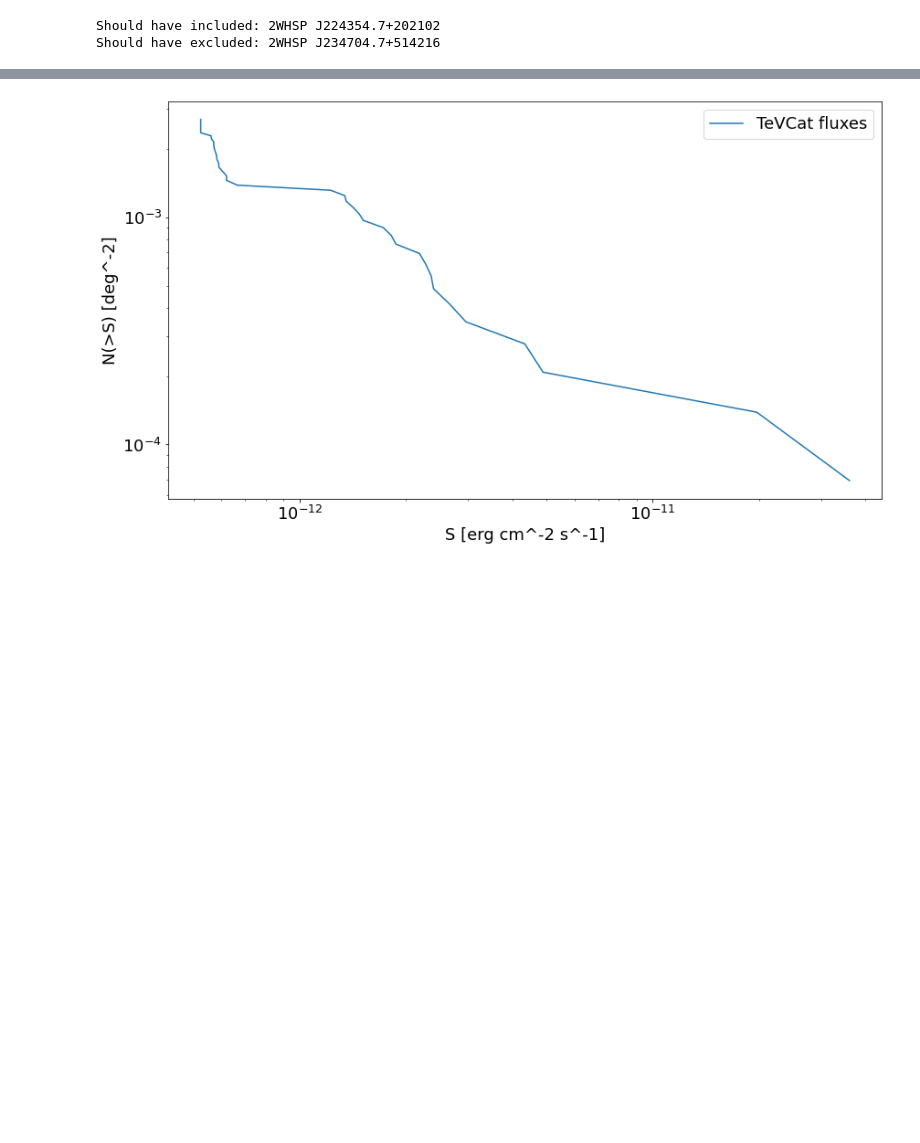
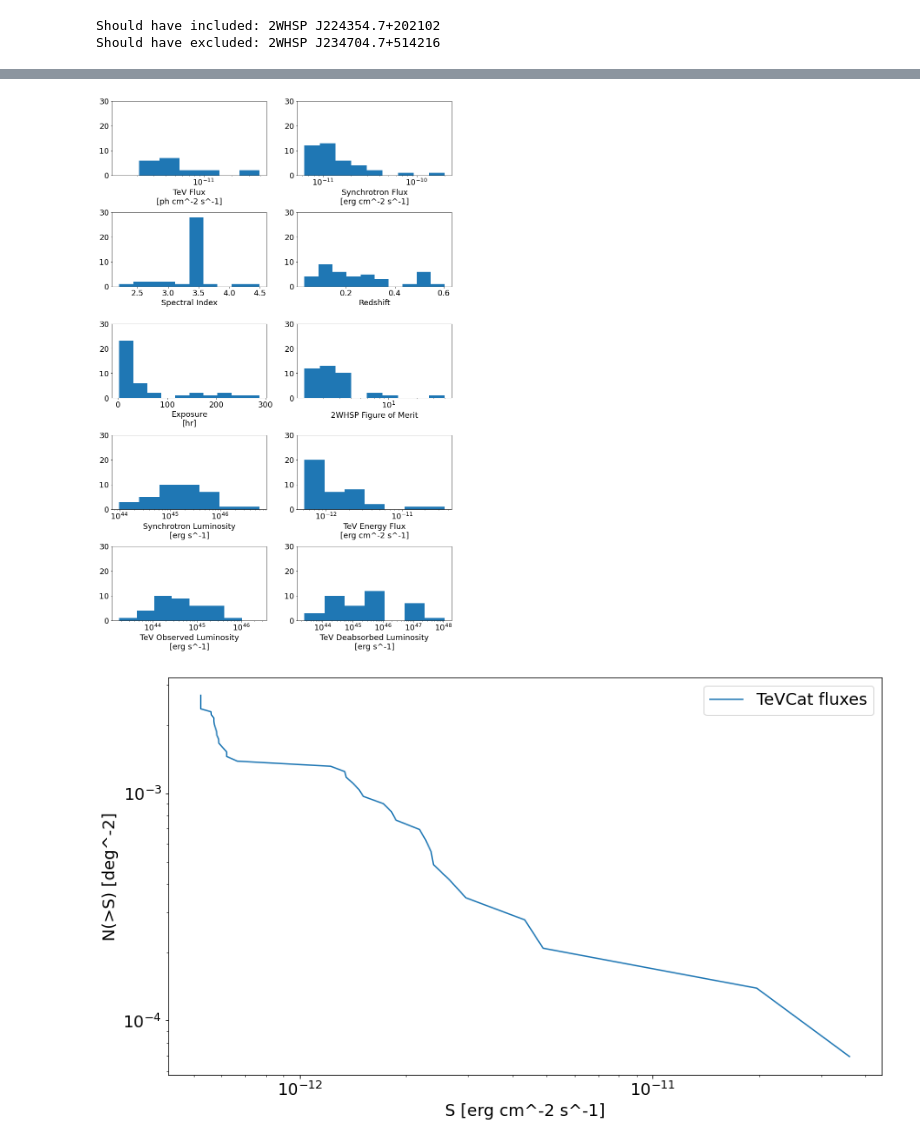
Before and after one commit to aribrill/lf-simulation, a Jupyter notebook: LF_calculation.ipynb, the cells around one changed output, grey strips where cells are left out. Drawn from its saved outputs; the diff is of its cells as text; code cells hidden in the pictures; blank space fills up the shorter version.

Commit message:
Simplify handling of input data

```diff
--- a/LF_calculation.ipynb
+++ b/LF_calculation.ipynb
@@ -342,2 +345,28 @@ plt.subplots_adjust(hspace=0.5)
+# %%
+proc_data, proc_units, proc_labels = process_veritas_data(data)
+e_max = u.TeV/(3 * proc_data['z'].to_numpy()) # Estimate e_max using as inversely scaled with redshift
+lum_data, lum_units, lum_labels = calculate_luminosity(proc_data, proc_units, proc_labels)
+
+all_data = pd.concat((proc_data, lum_data), axis=1)
+all_units, all_labels = {**proc_units, **lum_units}, {**proc_labels, **lum_labels}
+
+def value(key):
+    return all_data[key].to_numpy() * all_units[key]
+
+# Plot distributions of the data
+fig, axes = plt.subplots(5, 2, figsize=(14.0, 22.0))
+for ax, (key, arr), label in zip(axes.ravel(), all_data.iteritems(), all_labels.values()):
+    if key in ['index', 'z', 'exposure']:
+        bins = 10
+    else:
+        _, bins = np.histogram(np.log10(arr), bins='auto')
+        bins = 10**bins
+        ax.set_xscale('log')
+    ax.hist(arr, bins=bins)
+    ax.set_ylim(0, 30)
+    ax.set_xlabel(label)
+plt.subplots_adjust(hspace=0.5)
+# %% [output]
+[figure, added]
 # %%
 # Plot the logN-logS of the VERITAS sources (using the TeVCat fluxes)
```
Also changed, not shown: parts of 7 cells of this notebook.
